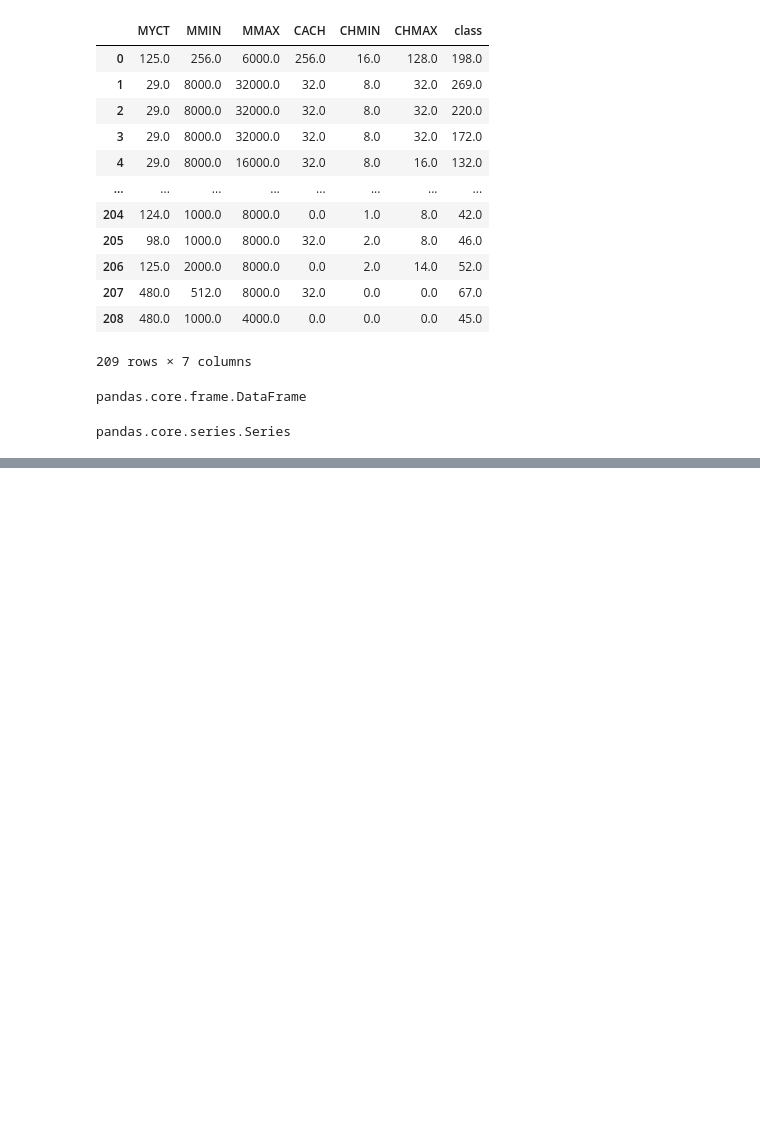
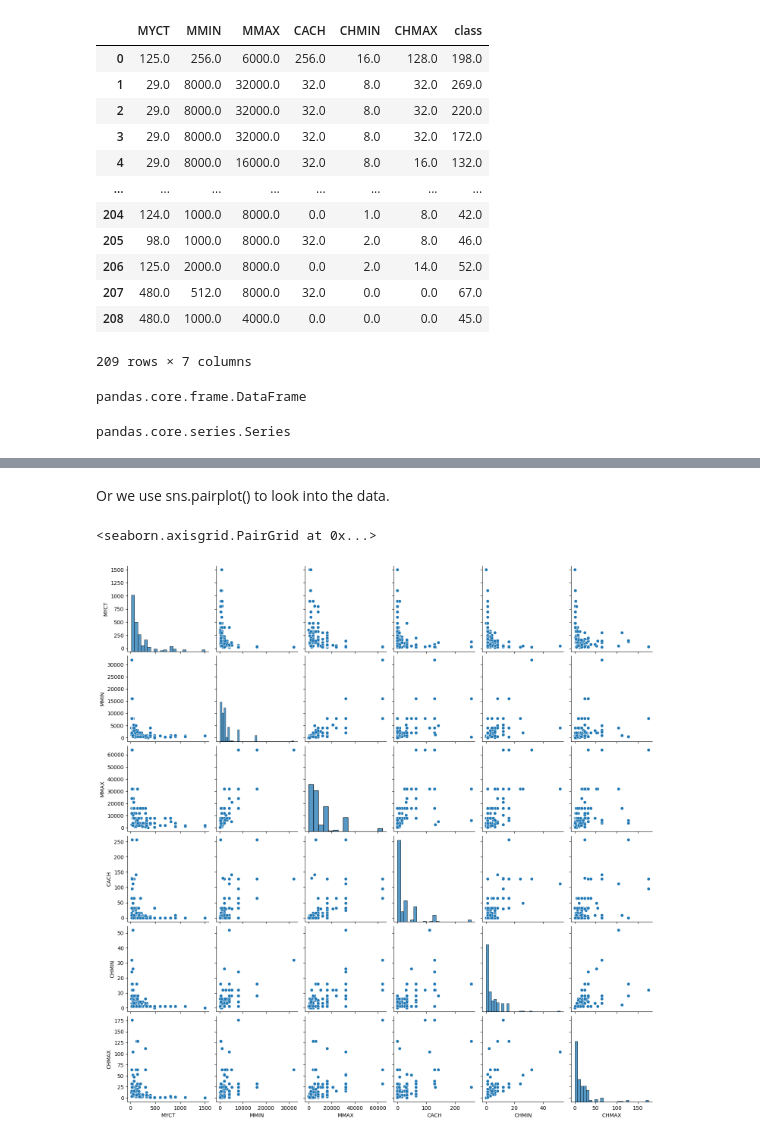
Before and after one commit to Slimcent/Regression_Jupyter_Files, a Jupyter notebook: Using Decision Tree to Predict Relative Performance of CPU.ipynb, the cells around one changed output, grey strips where cells are left out. Drawn from its saved outputs; the diff is of its cells as text; code cells hidden in the pictures; blank space fills up the shorter version.

```diff
--- a/Using Decision Tree to Predict Relative Performance of CPU.ipynb
+++ b/Using Decision Tree to Predict Relative Performance of CPU.ipynb
@@ -97,0 +112,7 @@ pandas.core.series.Series
+# %% [markdown]
+Or we  use sns.pairplot() to look into the data.
+# %%
+sns.pairplot(X_train)
+# %% [output]
+<seaborn.axisgrid.PairGrid at 0x...>
+[figure, added]
```
Also changed, not shown: parts of 5 cells of this notebook.
